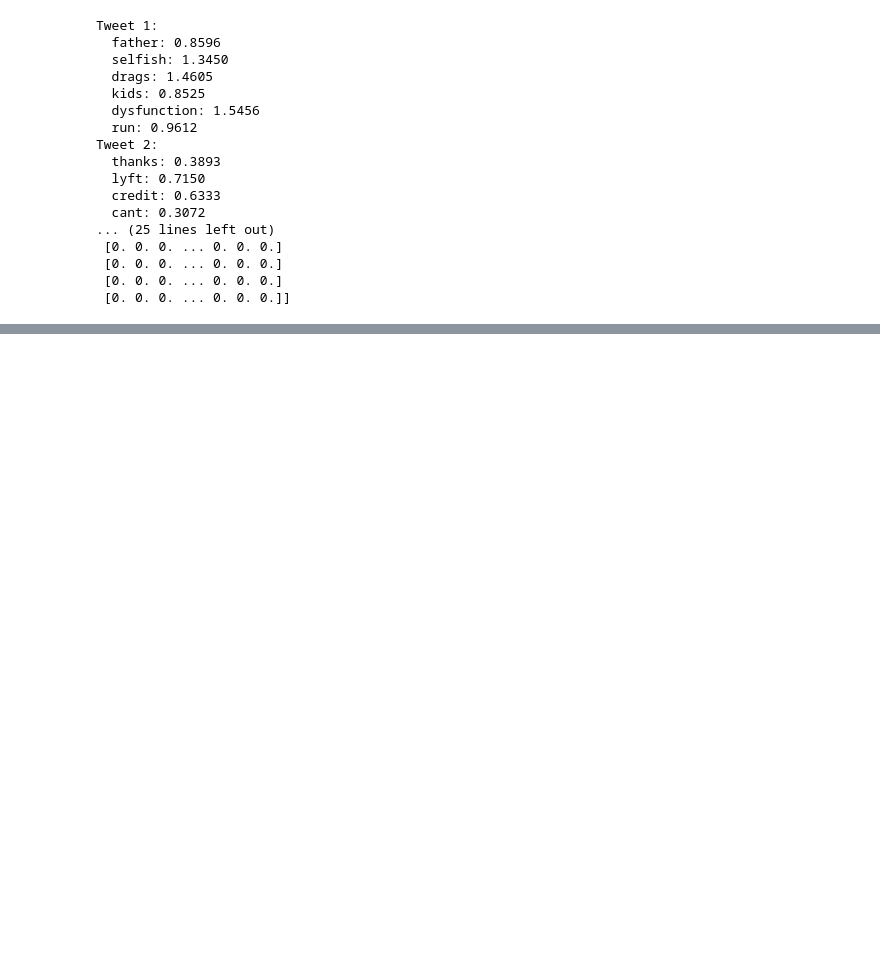
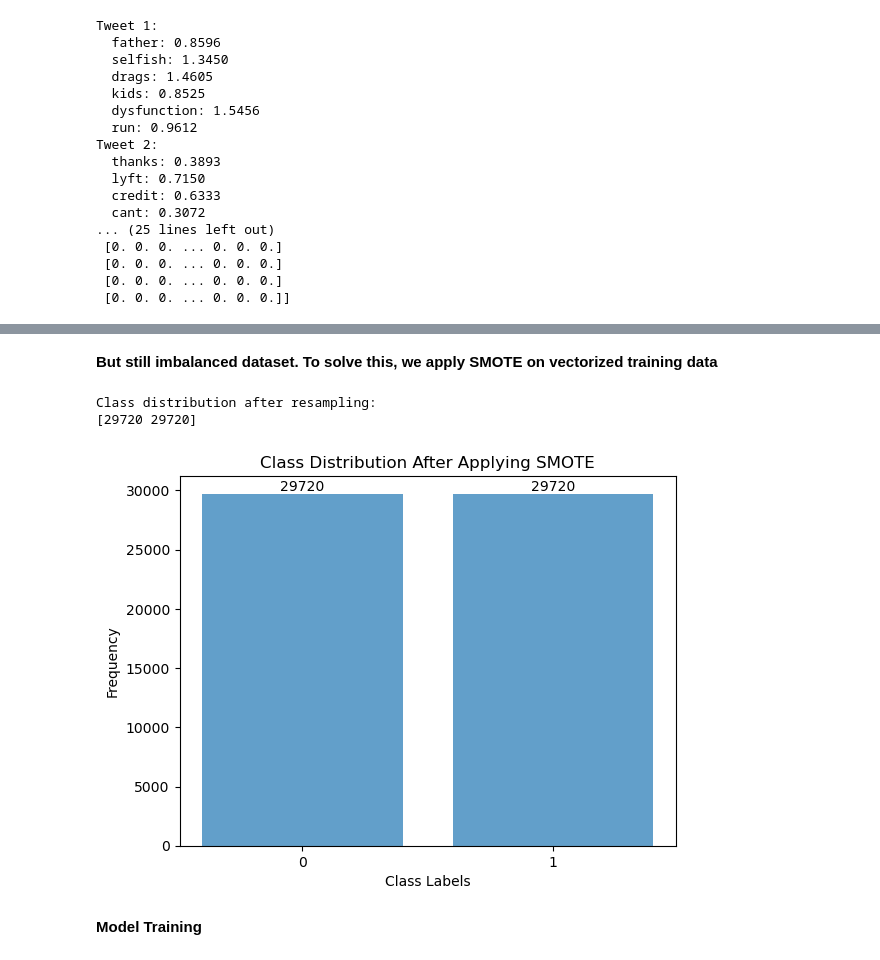
Before and after one commit to tarlan3003/x_sentiment_analysis, a Jupyter notebook: sentiment_analysis.ipynb, the cells around one changed output, grey strips where cells are left out. Saved outputs shown, nothing was run; the diff lists cells and outputs as text; code cells hidden in the pictures; blank space fills up the shorter version.

```diff
--- a/sentiment_analysis.ipynb
+++ b/sentiment_analysis.ipynb
@@ -422,0 +465,34 @@ Tweet 2:
+# %% [markdown]
+**But still imbalanced dataset. To solve this, we apply SMOTE on vectorized training data**
+# %%
+# Instantiate the TF-IDF Vectorizer
+tfidf = TfidfVectorizer(max_features=1000)  # you can adjust the number of features
+
+# Fit and transform the training data
+X_train_tfidf = tfidf.fit_transform(df_train['tweet'])
+# %%
+# Apply SMOTE to the TF-IDF transformed data
+smote = SMOTE(random_state=42)
+X_resampled, y_resampled = smote.fit_resample(X_train_tfidf, df_train['label'])
+
+# Check the distribution of classes after resampling
+print("Class distribution after resampling:")
+print(np.bincount(y_resampled))
+# %% [output]
+Class distribution after resampling:
+[29720 29720]
+# %%
+# Plotting the class distribution
+labels, counts = np.unique(y_resampled, return_counts=True)
+plt.bar(labels, counts, align='center', alpha=0.7)
+plt.xlabel('Class Labels')
+plt.ylabel('Frequency')
+plt.title('Class Distribution After Applying SMOTE')
+plt.xticks(labels)
+for i, count in enumerate(counts):
+    plt.text(i, count, str(count), ha='center', va='bottom')
+plt.show()
+# %% [output]
+[figure, added]
+# %% [markdown]
+**Model Training**
```
Also changed, not shown: parts of 6 cells of this notebook.
